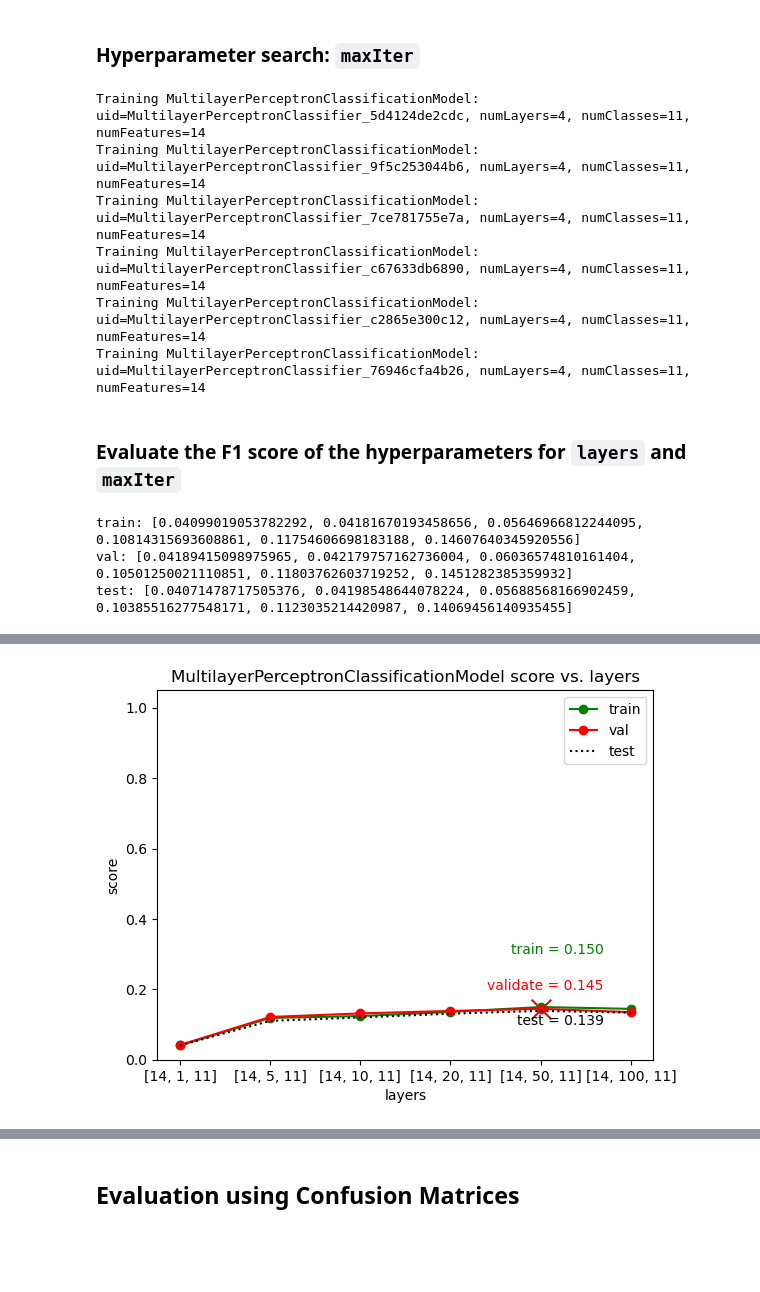
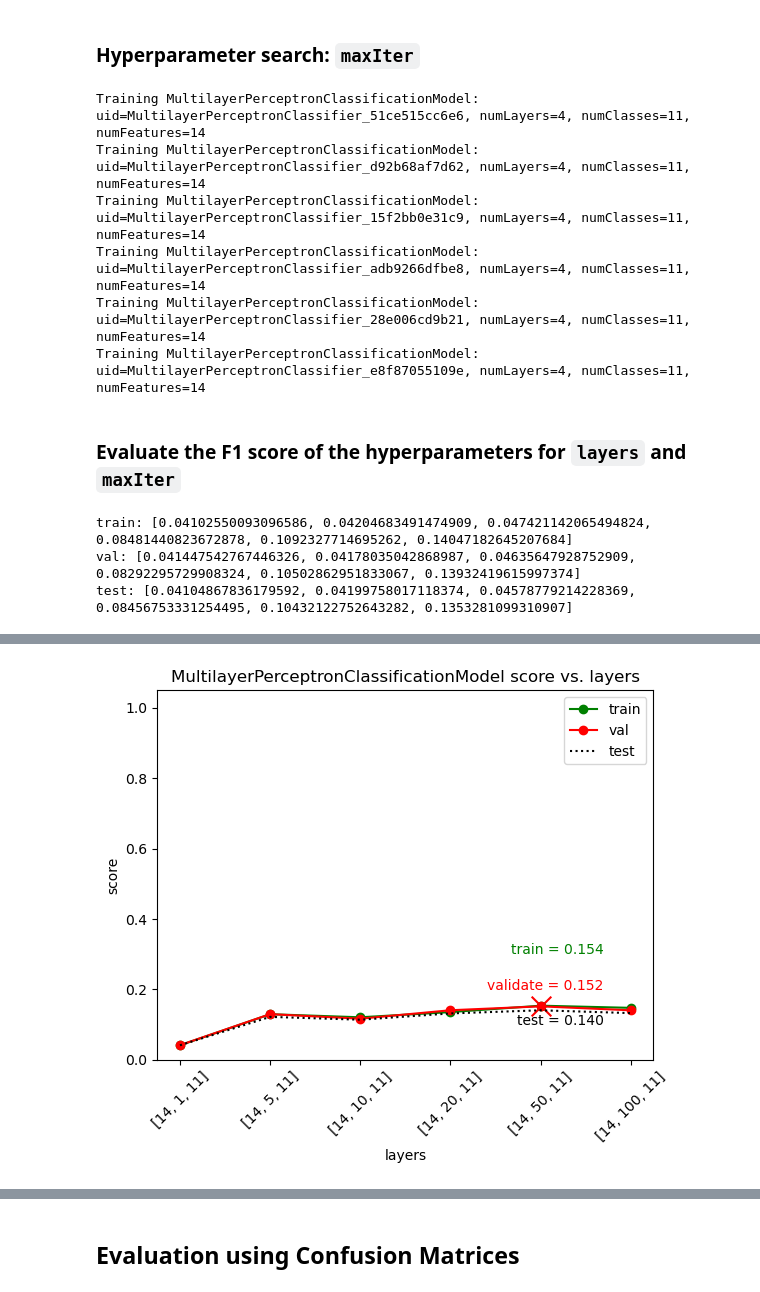
Before and after one commit to john-s-lin/hit-song-classifier, a Jupyter notebook: src/models/multilayer_perceptron.ipynb, the cells around one changed output, grey strips where cells are left out. Cells and saved outputs as stored; diff of their text form; code cells hidden in the pictures; blank space fills up the shorter version.

Commit message:
feat: update model matrix

```diff
--- a/src/models/multilayer_perceptron.ipynb
+++ b/src/models/multilayer_perceptron.ipynb
@@ -71,6 +71,7 @@ def load_data(filename: str) -> DataFrame:
         DataFrame: pyspark dataframe
     """
     spark = SparkSession.builder.appName("hit-song-classifier-rfc").getOrCreate()
+    spark.sparkContext.setLogLevel("ERROR")
     return spark.read.csv(filename, header=True, inferSchema=True, quote='"')
 
 
@@ -88,8 +89,6 @@ def split_data(df: DataFrame) -> tuple[DataFrame, DataFrame, DataFrame]:
 
 
 df = feature_transformer(load_data(TARGET_DATA))
-
-
 train_df, val_df, test_df = split_data(df)
 print(f"Train: {train_df.count()}\nTest: {test_df.count()}\nVal: {val_df.count()}")
 # %% [output]
@@ -129,16 +131,12 @@ def train_estimators(
 # %% [markdown]
 ### Hyperparameter search: `hidden layers`
 # %%
-hidden_layers = [
-    [14, 1, 11],
-    [14, 5, 11],
-    [14, 10, 11],
-    [14, 20, 11],
-    [14, 50, 11],
-    [14, 100, 11],
-]
+input_size = len(TARGET_FEATURES)
+output_size = len(df.select("class").distinct().collect())
+mid_layers = [1, 5, 10, 20, 50, 100]
+hidden_layers = [[input_size, mid, output_size] for mid in mid_layers]
 
-mlp = train_estimators(
+mlp_depth = train_estimators(
     train_df,
     MultilayerPerceptronClassifier,
     "layers",
@@ -185,10 +183,10 @@ test: [0.04070937800975881, 0.1103606671716758, 0.12012847947142984, 0.130834119
 # %% [markdown]
 ### Hyperparameter search: `maxIter`
 # %%
-feat_count = 14
-class_count = 11
+feat_count = len(TARGET_FEATURES)
+class_count = len(df.select("class").distinct().collect())
 max_iter = [1, 5, 10, 20, 50, 100]
-lr_max_iter_list = train_estimators(
+mlp_iter = train_estimators(
     train_df,
     MultilayerPerceptronClassifier,
     "maxIter",
@@ -199,22 +197,22 @@ lr_max_iter_list = train_estimators(
     seed=RANDOM_SEED,
 )
 # %% [output]
-Training MultilayerPerceptronClassificationModel: uid=MultilayerPerceptronClassifier_5d4124de2cdc, numLayers=4, numClasses=11, numFeatures=14
-Training MultilayerPerceptronClassificationModel: uid=MultilayerPerceptronClassifier_9f5c253044b6, numLayers=4, numClasses=11, numFeatures=14
-Training MultilayerPerceptronClassificationModel: uid=MultilayerPerceptronClassifier_7ce781755e7a, numLayers=4, numClasses=11, numFeatures=14
-Training MultilayerPerceptronClassificationModel: uid=MultilayerPerceptronClassifier_c67633db6890, numLayers=4, numClasses=11, numFeatures=14
-Training MultilayerPerceptronClassificationModel: uid=MultilayerPerceptronClassifier_c2865e300c12, numLayers=4, numClasses=11, numFeatures=14
-Training MultilayerPerceptronClassificationModel: uid=MultilayerPerceptronClassifier_76946cfa4b26, numLayers=4, numClasses=11, numFeatures=14
+Training MultilayerPerceptronClassificationModel: uid=MultilayerPerceptronClassifier_51ce515cc6e6, numLayers=4, numClasses=11, numFeatures=14
+Training MultilayerPerceptronClassificationModel: uid=MultilayerPerceptronClassifier_d92b68af7d62, numLayers=4, numClasses=11, numFeatures=14
+Training MultilayerPerceptronClassificationModel: uid=MultilayerPerceptronClassifier_15f2bb0e31c9, numLayers=4, numClasses=11, numFeatures=14
+Training MultilayerPerceptronClassificationModel: uid=MultilayerPerceptronClassifier_adb9266dfbe8, numLayers=4, numClasses=11, numFeatures=14
+Training MultilayerPerceptronClassificationModel: uid=MultilayerPerceptronClassifier_28e006cd9b21, numLayers=4, numClasses=11, numFeatures=14
+Training MultilayerPerceptronClassificationModel: uid=MultilayerPerceptronClassifier_e8f87055109e, numLayers=4, numClasses=11, numFeatures=14
 # %% [markdown]
 ### Evaluate the F1 score of the hyperparameters for `layers` and `maxIter`
 # %%
-print(f"train: {score_model(lr_max_iter_list, train_df)}")
-print(f"val: {score_model(lr_max_iter_list, val_df)}")
-print(f"test: {score_model(lr_max_iter_list, test_df)}")
+print(f"train: {score_model(mlp_iter, train_df)}")
+print(f"val: {score_model(mlp_iter, val_df)}")
+print(f"test: {score_model(mlp_iter, test_df)}")
 # %% [output]
-train: [0.04099019053782292, 0.04181670193458656, 0.05646966812244095, 0.10814315693608861, 0.11754606698183188, 0.14607640345920556]
-val: [0.04189415098975965, 0.042179757162736004, 0.06036574810161404, 0.10501250021110851, 0.11803762603719252, 0.1451282385359932]
-test: [0.04071478717505376, 0.04198548644078224, 0.05688568166902459, 0.10385516277548171, 0.1123035214420987, 0.14069456140935455]
+train: [0.04102550093096586, 0.04204683491474909, 0.047421142065494824, 0.08481440823672878, 0.1092327714695262, 0.14047182645207684]
+val: [0.041447542767446326, 0.04178035042868987, 0.04635647928752909, 0.08292295729908324, 0.10502862951833067, 0.13932419615997374]
+test: [0.04104867836179592, 0.04199758017118374, 0.04578779214228369, 0.08456753331254495, 0.10432122752643282, 0.1353281099310907]
 # %%
 def plot_estimator_scores(models: list, param_name: str, param_vals: list[int]):
     """Plots the scores of a list of estimators"""
@@ -237,7 +235,7 @@ def plot_estimator_scores(models: list, param_name: str, param_vals: list[int]):
 
     # Additional formatting
     plt.ylim(0, 1.05)
-    plt.xticks(ticks=np.arange(len(train_score)), labels=param_vals)
+    plt.xticks(ticks=np.arange(len(train_score)), labels=param_vals, rotation=45)
     plt.ylabel("score")
     plt.xlabel(param_name)
     plt.title(f"{models[0].__class__.__name__} score vs. {param_name}")
@@ -266,5 +264,5 @@ def plot_estimator_scores(models: list, param_name: str, param_vals: list[int]):
     plt.legend()
 # %%
 %%time
-plot_estimator_scores(mlp, "layers", hidden_layers)
+plot_estimator_scores(mlp_depth, "layers", hidden_layers)
 # %% [output]
@@ -273,3 +271,3 @@ Wall time: 8.23 s
-[figure, old version]
+[figure, new version]
 # %%
 %%time
```
Also changed, not shown: parts of 8 cells of this notebook, 1 other file.
